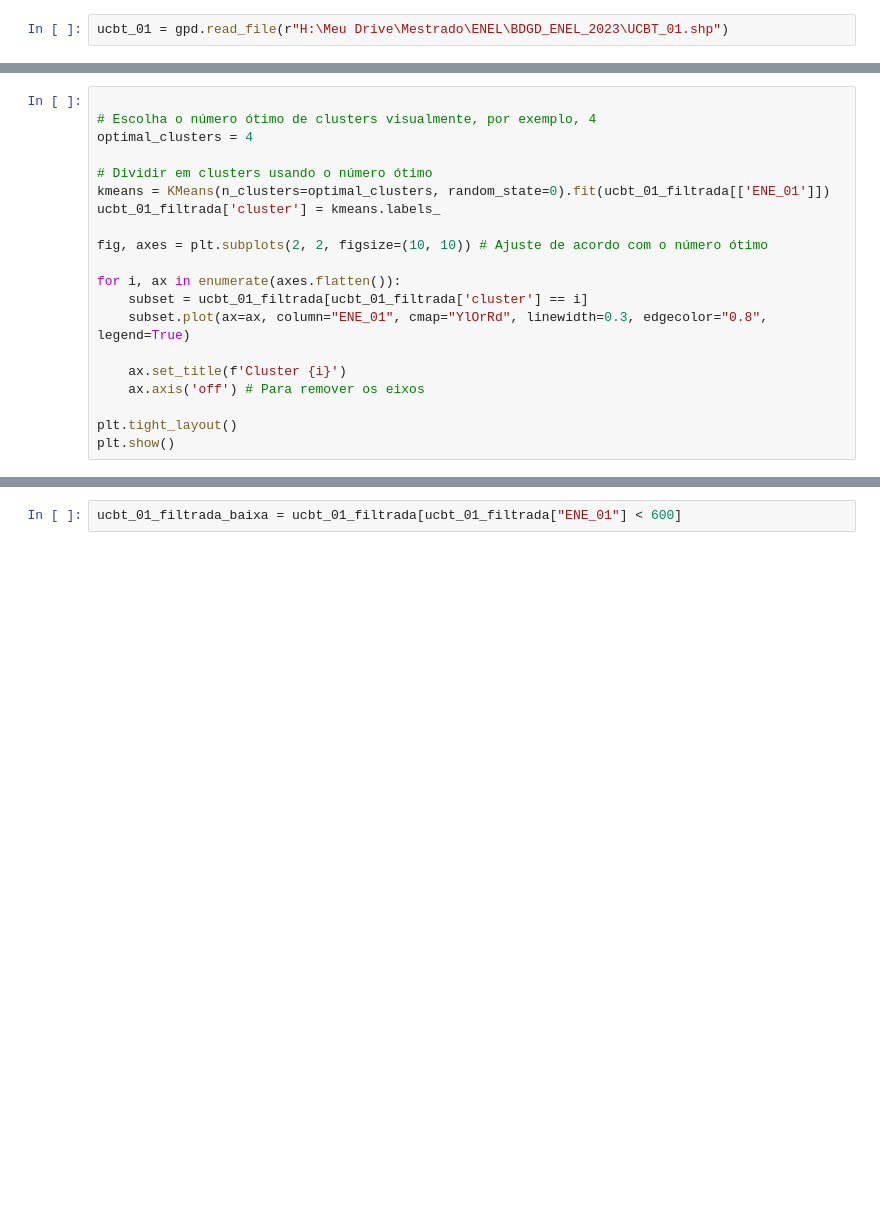
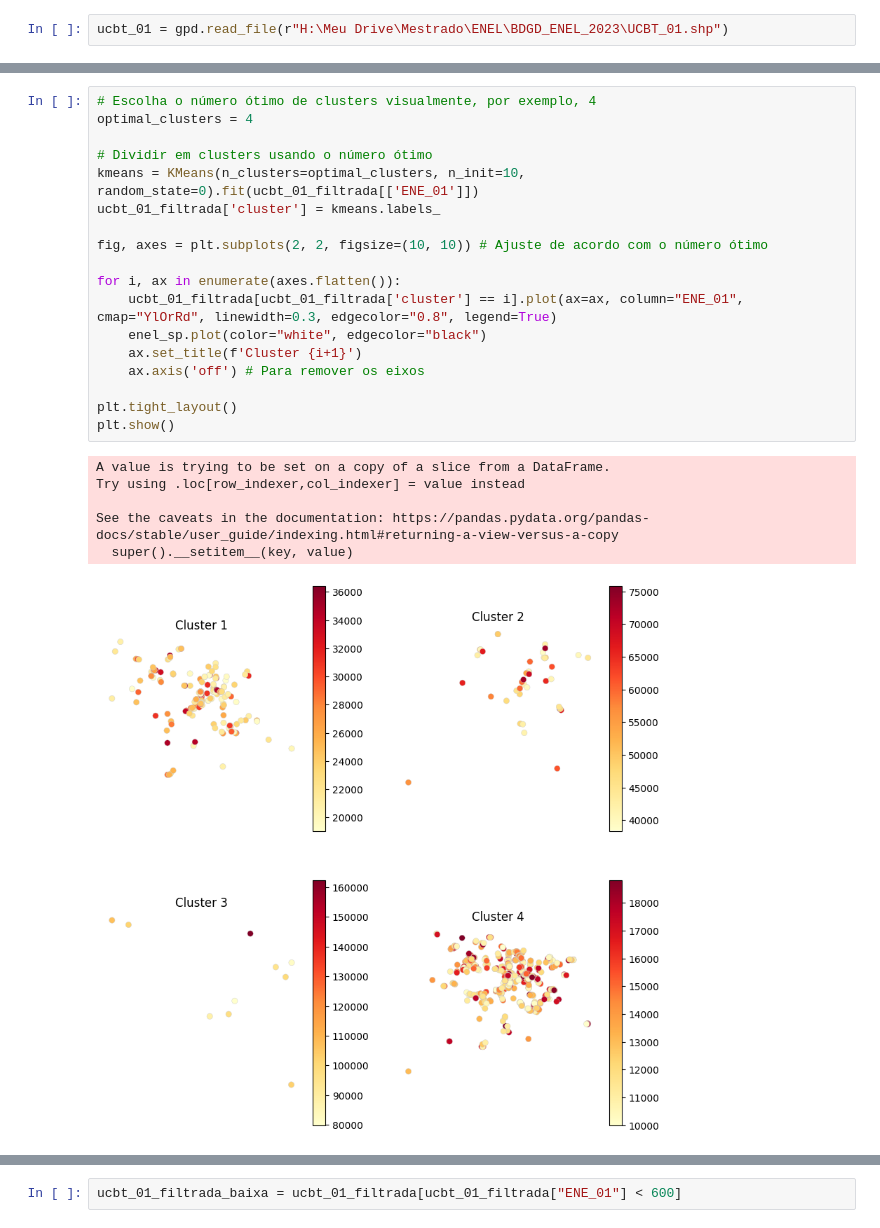
Before and after one commit to joaovalves1104/CEAMAZON-ENEL, a Jupyter notebook: load_thermic_map.ipynb, the cells around one changed output, grey strips where cells are left out. Saved outputs shown, nothing was run; the diff lists cells and outputs as text; blank space fills up the shorter version.

```diff
--- a/load_thermic_map.ipynb
+++ b/load_thermic_map.ipynb
@@ -63,20 +70,25 @@ plt.show()
 # %%
-
 # Escolha o número ótimo de clusters visualmente, por exemplo, 4
 optimal_clusters = 4
 
 # Dividir em clusters usando o número ótimo
-kmeans = KMeans(n_clusters=optimal_clusters, random_state=0).fit(ucbt_01_filtrada[['ENE_01']])
+kmeans = KMeans(n_clusters=optimal_clusters, n_init=10, random_state=0).fit(ucbt_01_filtrada[['ENE_01']])
 ucbt_01_filtrada['cluster'] = kmeans.labels_
 
 fig, axes = plt.subplots(2, 2, figsize=(10, 10)) # Ajuste de acordo com o número ótimo
 
 for i, ax in enumerate(axes.flatten()):
-    subset = ucbt_01_filtrada[ucbt_01_filtrada['cluster'] == i]
-    subset.plot(ax=ax, column="ENE_01", cmap="YlOrRd", linewidth=0.3, edgecolor="0.8", legend=True)
-
-    ax.set_title(f'Cluster {i}')
+    ucbt_01_filtrada[ucbt_01_filtrada['cluster'] == i].plot(ax=ax, column="ENE_01", cmap="YlOrRd", linewidth=0.3, edgecolor="0.8", legend=True)
+    enel_sp.plot(color="white", edgecolor="black")
+    ax.set_title(f'Cluster {i+1}')
     ax.axis('off') # Para remover os eixos
 
 plt.tight_layout()
 plt.show()
+# %% [output]
+A value is trying to be set on a copy of a slice from a DataFrame.
+Try using .loc[row_indexer,col_indexer] = value instead
+
+See the caveats in the documentation: https://pandas.pydata.org/pandas-docs/stable/user_guide/indexing.html#returning-a-view-versus-a-copy
+  super().__setitem__(key, value)
+[figure, added]
```
Also changed, not shown: parts of 6 cells of this notebook.
